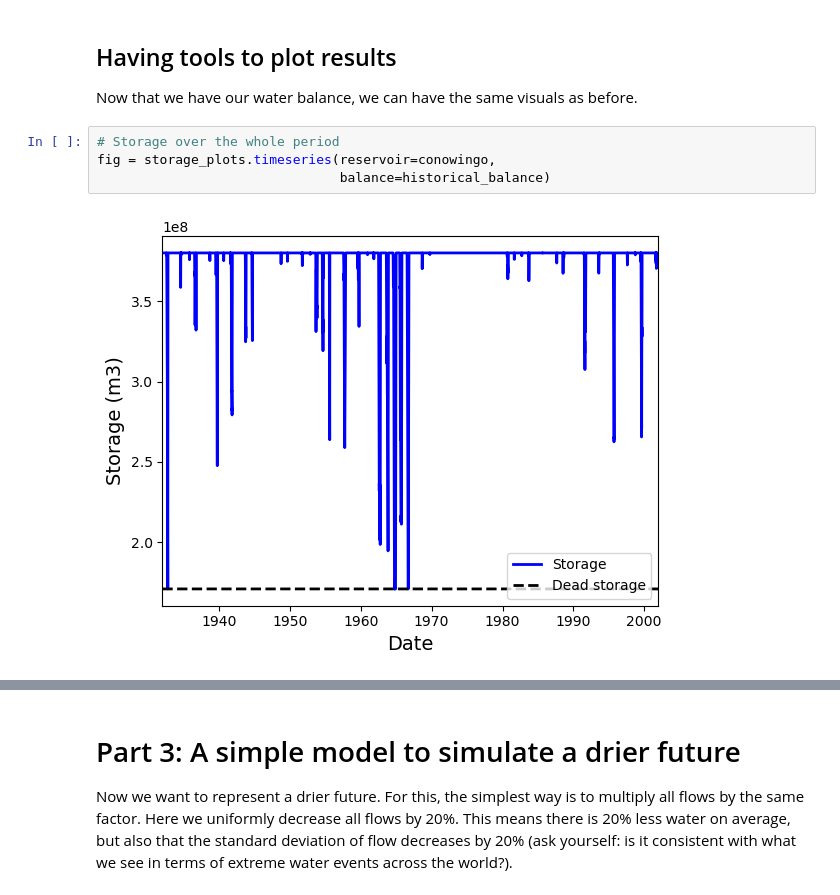
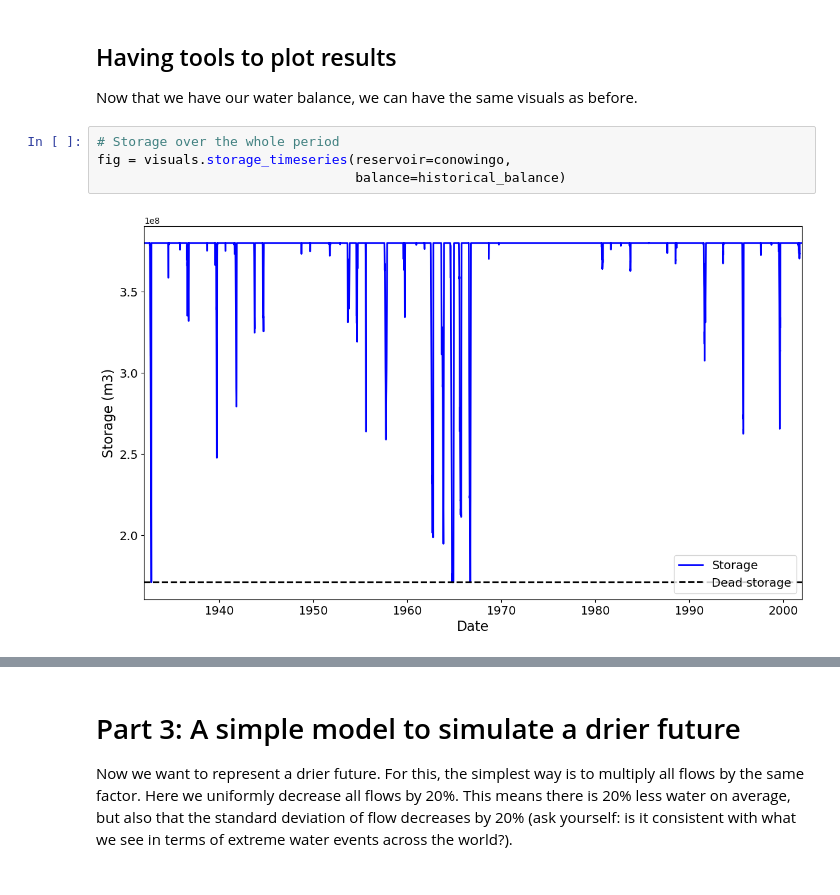
Before and after one commit to charlesrouge/civx782, a Jupyter notebook: tutorials/3-Simulating_climate_change.ipynb, the cells around one changed output, grey strips where cells are left out. Cells and saved outputs as stored; diff of their text form.

```diff
--- a/tutorials/3-Simulating_climate_change.ipynb
+++ b/tutorials/3-Simulating_climate_change.ipynb
@@ -81,9 +80,9 @@ Index(['Total inflows (m3/s)', 'Baltimore demand (m3/s)',
 Now that we have our water balance, we can have the same visuals as before.
 # %%
 # Storage over the whole period
-fig = storage_plots.timeseries(reservoir=conowingo,
-                               balance=historical_balance)
+fig = visuals.storage_timeseries(reservoir=conowingo,
+                                 balance=historical_balance)
 # %% [output]
-[figure, old version]
+[figure, new version]
 # %%
 # Storage in the dry period
```
Also changed, not shown: parts of 16 cells of this notebook, 5 other files.
